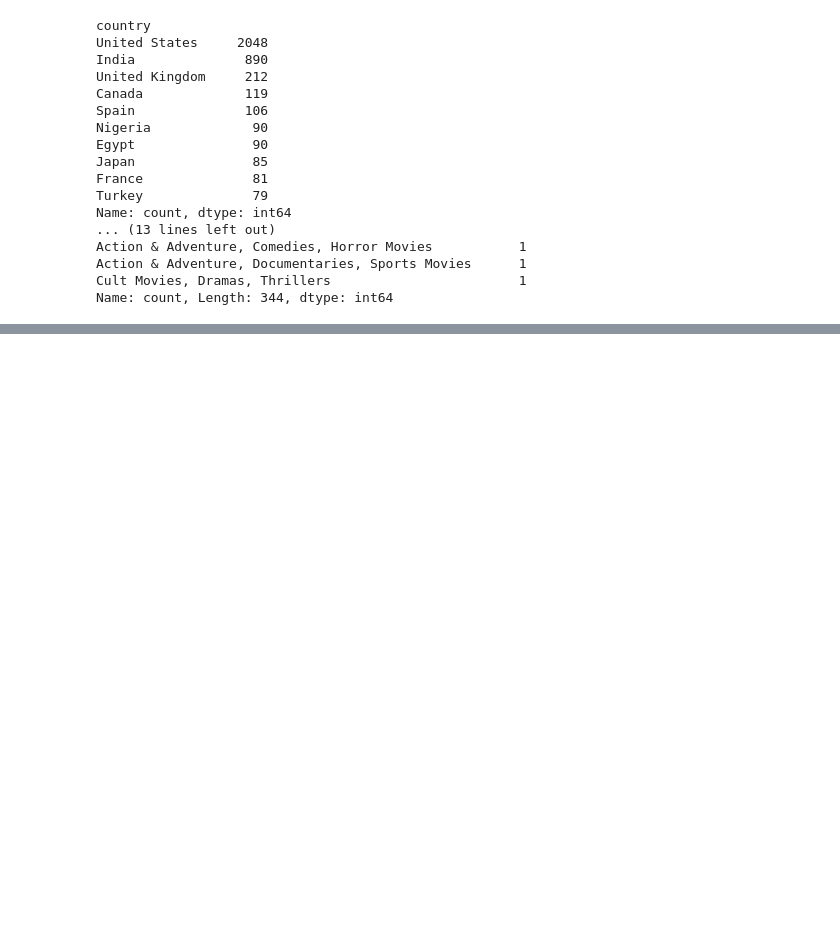
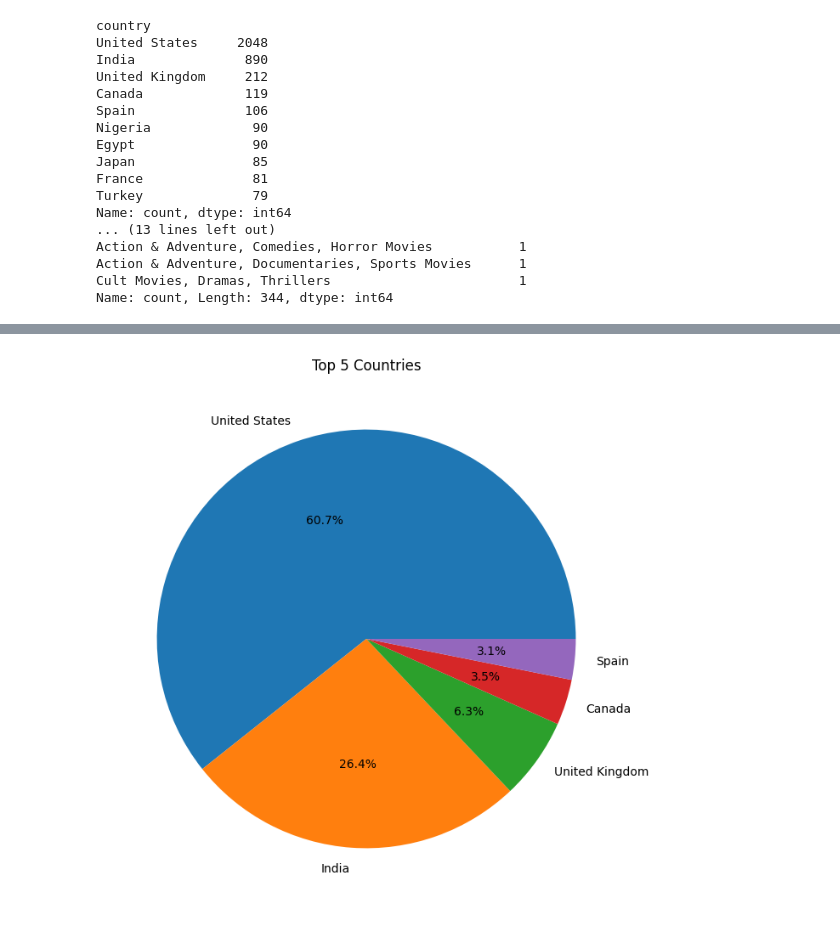
Before and after one commit to taimourkhokhar/aiml-projects, a Jupyter notebook: Netflix Data Analysis using NumPy & Pandas/project.ipynb, the cells around one changed output, grey strips where cells are left out. Drawn from its saved outputs; the diff is of its cells as text; code cells hidden in the pictures; blank space fills up the shorter version.

Commit message:
netflix dataset work

```diff
--- a/Netflix Data Analysis using NumPy & Pandas/project.ipynb
+++ b/Netflix Data Analysis using NumPy & Pandas/project.ipynb
@@ -84,0 +101,24 @@ AttributeError: Can only use .dt accessor with datetimelike values
+# %%
+import subprocess
+import sys
+
+def install(package):
+    subprocess.check_call([sys.executable, "-m", "pip", "install", package])
+
+install('openpyxl')
+install('pandas')
+install('matplotlib')
+import pandas as pd
+import matplotlib.pyplot as plt
+
+df = pd.read_csv("netflix_titles.csv")
+df.dropna(subset=['director', 'country'], inplace=True)
+
+df_country = df['country'].value_counts().head(5)
+
+plt.figure(figsize=(8, 8))
+plt.pie(df_country, labels=df_country.index, autopct="%1.1f%%")
+plt.title("Top 5 Countries")
+plt.show()
+# %% [output]
+[figure, added]
```
Also changed, not shown: parts of 1 cell of this notebook, 5 other files.
